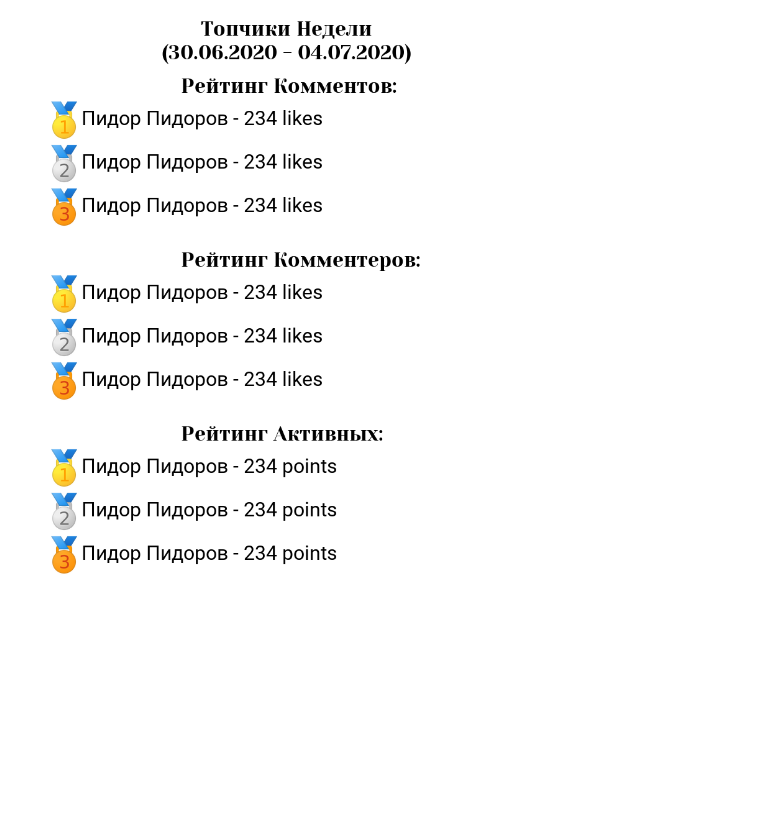
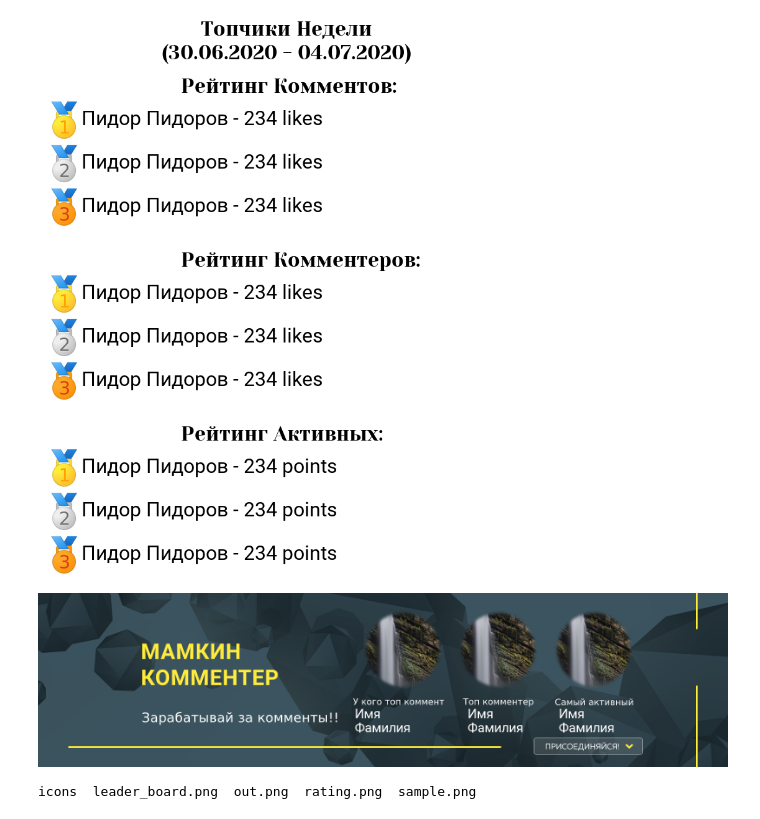
Before and after one commit to koliankolin/public_vk, a Jupyter notebook: trial.ipynb, the cells around one changed output. Drawn from its saved outputs; the diff is of its cells as text; code cells hidden in the pictures; blank space fills up the shorter version.

```diff
--- a/trial.ipynb
+++ b/trial.ipynb
@@ -368,3 +368,71 @@ from IPython.display import Image
 Image(filename=path_file)
 # %% [output]
 [figure]
+# %%
+from PIL import Image, ImageDraw, ImageFont, ImageFilter
+from io import BytesIO
+from urllib.request import urlopen
+import textwrap
+import os
+import requests
+import math
+import emoji
+
+path_file = 'layouts/cover_web_edit.png'
+file_open = 'layouts/cover_web.png'
+
+thumbnail_path = 'img/thumbnail.png'
+
+img = Image.open(file_open)
+img = img.convert("RGBA")
+thumb_width = 180
+
+fnt = ImageFont.truetype('fonts/Roboto-Regular.ttf', 30)
+
+paste_img = Image.open('img/sample.png')
+
+def crop_center(pil_img, crop_width, crop_height):
+    img_width, img_height = pil_img.size
+    return pil_img.crop(((img_width - crop_width) // 2,
+                         (img_height - crop_height) // 2,
+                         (img_width + crop_width) // 2,
+                         (img_height + crop_height) // 2))
+
+im_thumb = crop_center(paste_img, thumb_width, thumb_width)
+
+def mask_circle_transparent(pil_img, blur_radius, offset=0):
+    offset = blur_radius * 2 + offset
+    mask = Image.new("L", pil_img.size, 0)
+    draw = ImageDraw.Draw(mask)
+    draw.ellipse((offset, offset, pil_img.size[0] - offset, pil_img.size[1] - offset), fill=255)
+    mask = mask.filter(ImageFilter.GaussianBlur(blur_radius))
+
+    result = pil_img.copy()
+    result.putalpha(mask)
+
+    return result
+
+d = ImageDraw.Draw(img)
+
+# im_square = im_thumb.resize((thumb_width, thumb_width), Image.LANCZOS)
+im_thumb = mask_circle_transparent(im_thumb, 3)
+
+img.alpha_composite(im_thumb, (750, 40))
+d.text((730, 260), '\n'.join('Имя Фамилия'.split(' ')), font=fnt, fill='white')
+
+img.alpha_composite(im_thumb, (970, 40))
+d.text((990, 260), '\n'.join('Имя Фамилия'.split(' ')), font=fnt, fill='white')
+
+img.alpha_composite(im_thumb, (1190, 40))
+d.text((1200, 260), '\n'.join('Имя Фамилия'.split(' ')), font=fnt, fill='white')
+
+img.save(path_file)
+
+from IPython.display import Image
+Image(filename=path_file)
+# %% [output]
+[figure, added]
+# %%
+!ls img
+# %% [output]
+icons  leader_board.png  out.png  rating.png  sample.png
```
Also changed, not shown: 13 other files.
